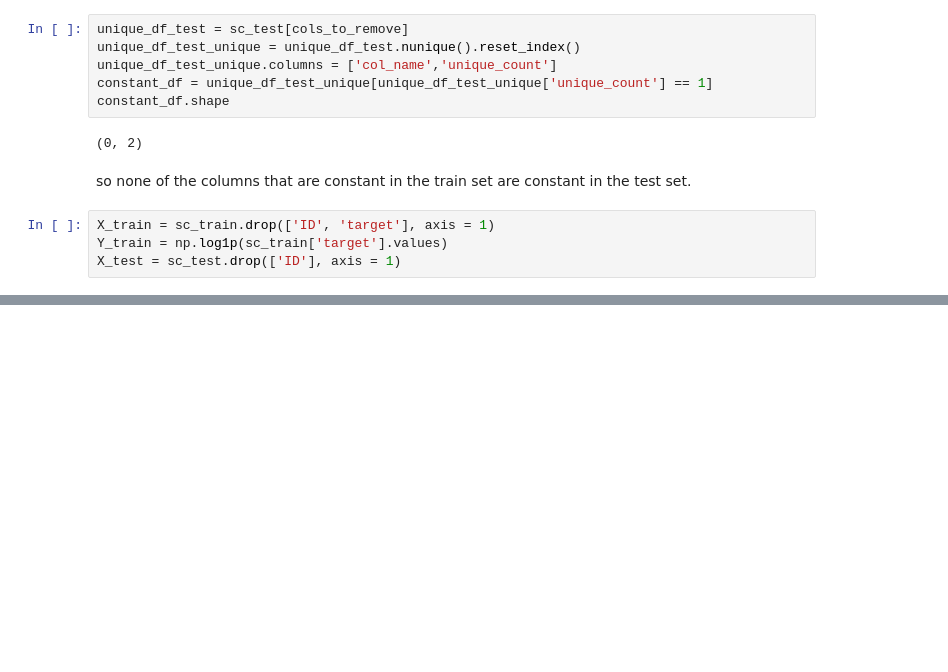
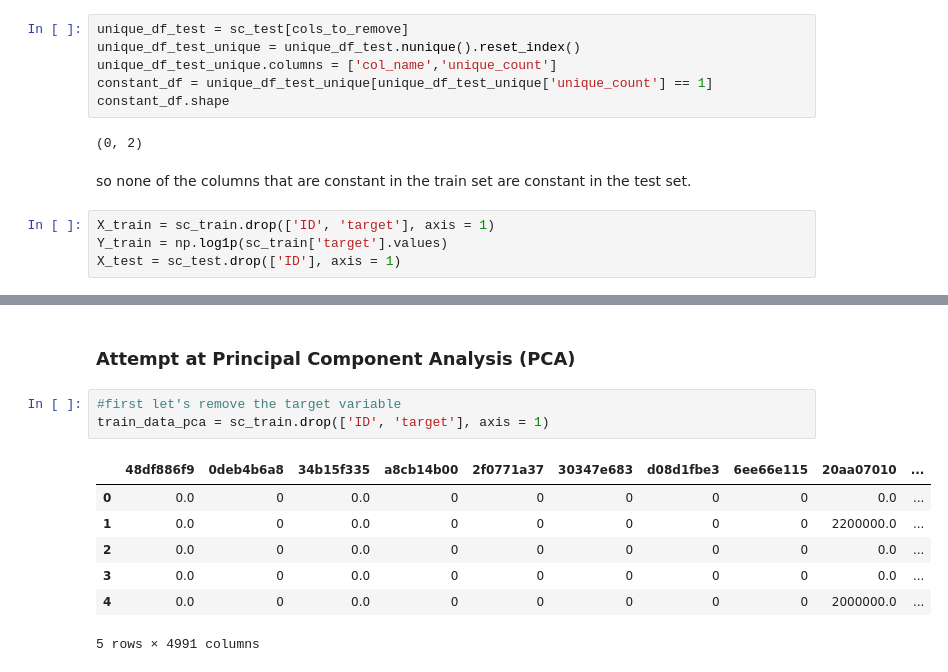
Before and after one commit to gilbertbrian/kaggle-santander-value-prediction, a Jupyter notebook: santander.ipynb, the cells around one changed output, grey strips where cells are left out. Drawn from its saved outputs; the diff is of its cells as text; blank space fills up the shorter version.

```diff
--- a/santander.ipynb
+++ b/santander.ipynb
@@ -148,0 +146,13 @@ array([17.45309674, 13.3046866 , 16.11809575, 14.50865824])
+# %% [markdown]
+### Attempt at Principal Component Analysis (PCA)
+# %%
+#first let's remove the target variable
+train_data_pca = sc_train.drop(['ID', 'target'], axis = 1)
+# %% [output]
+|  | 48df886f9 | 0deb4b6a8 | 34b15f335 | a8cb14b00 | 2f0771a37 | 30347e683 | d08d1fbe3 | 6ee66e115 | 20aa07010 | ... |
+| 0 | 0.0 | 0 | 0.0 | 0 | 0 | 0 | 0 | 0 | 0.0 | ... |
+| 1 | 0.0 | 0 | 0.0 | 0 | 0 | 0 | 0 | 0 | 2200000.0 | ... |
+| 2 | 0.0 | 0 | 0.0 | 0 | 0 | 0 | 0 | 0 | 0.0 | ... |
+| 3 | 0.0 | 0 | 0.0 | 0 | 0 | 0 | 0 | 0 | 0.0 | ... |
+| 4 | 0.0 | 0 | 0.0 | 0 | 0 | 0 | 0 | 0 | 2000000.0 | ... |
+5 rows × 4991 columns
```
Also changed, not shown: parts of 11 cells of this notebook.
